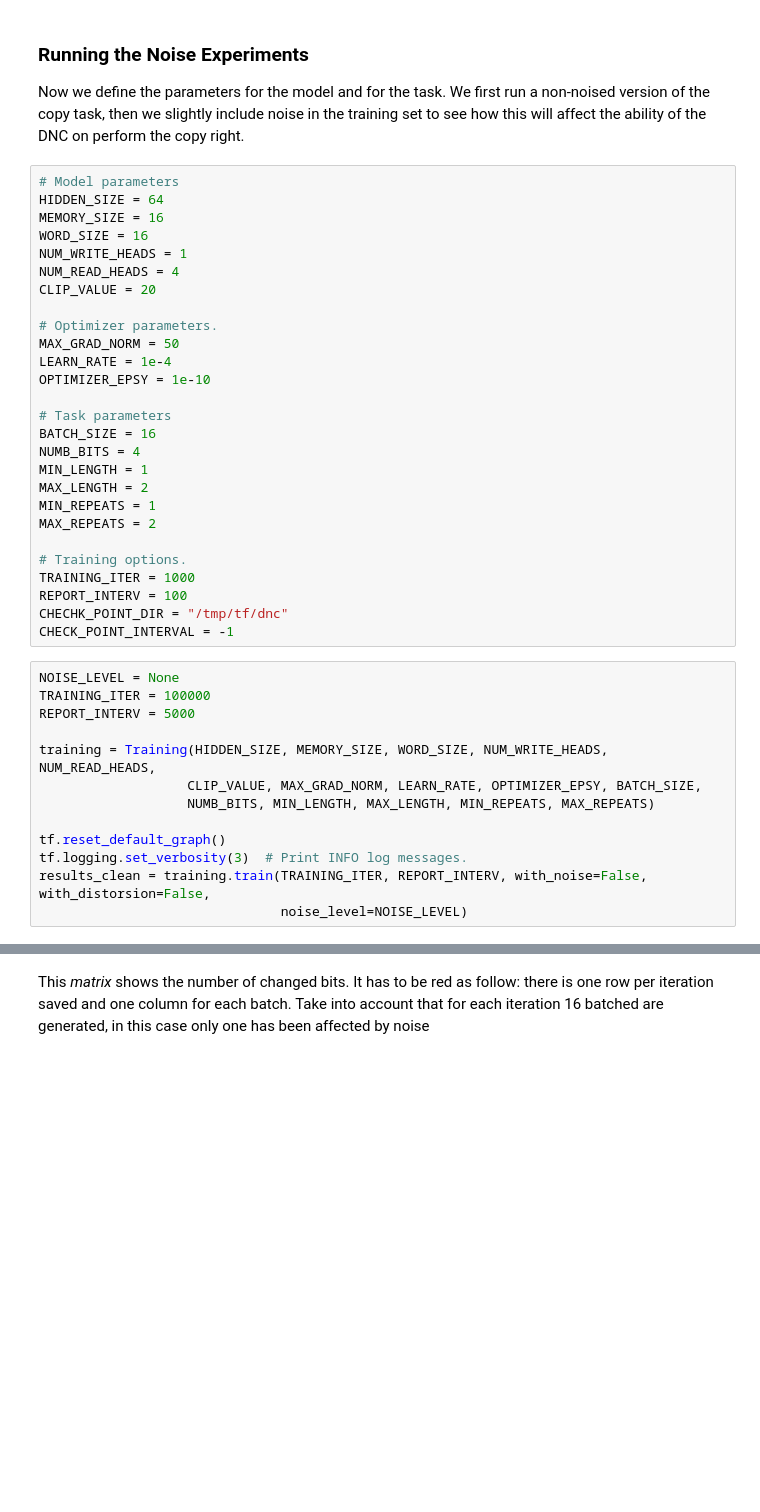
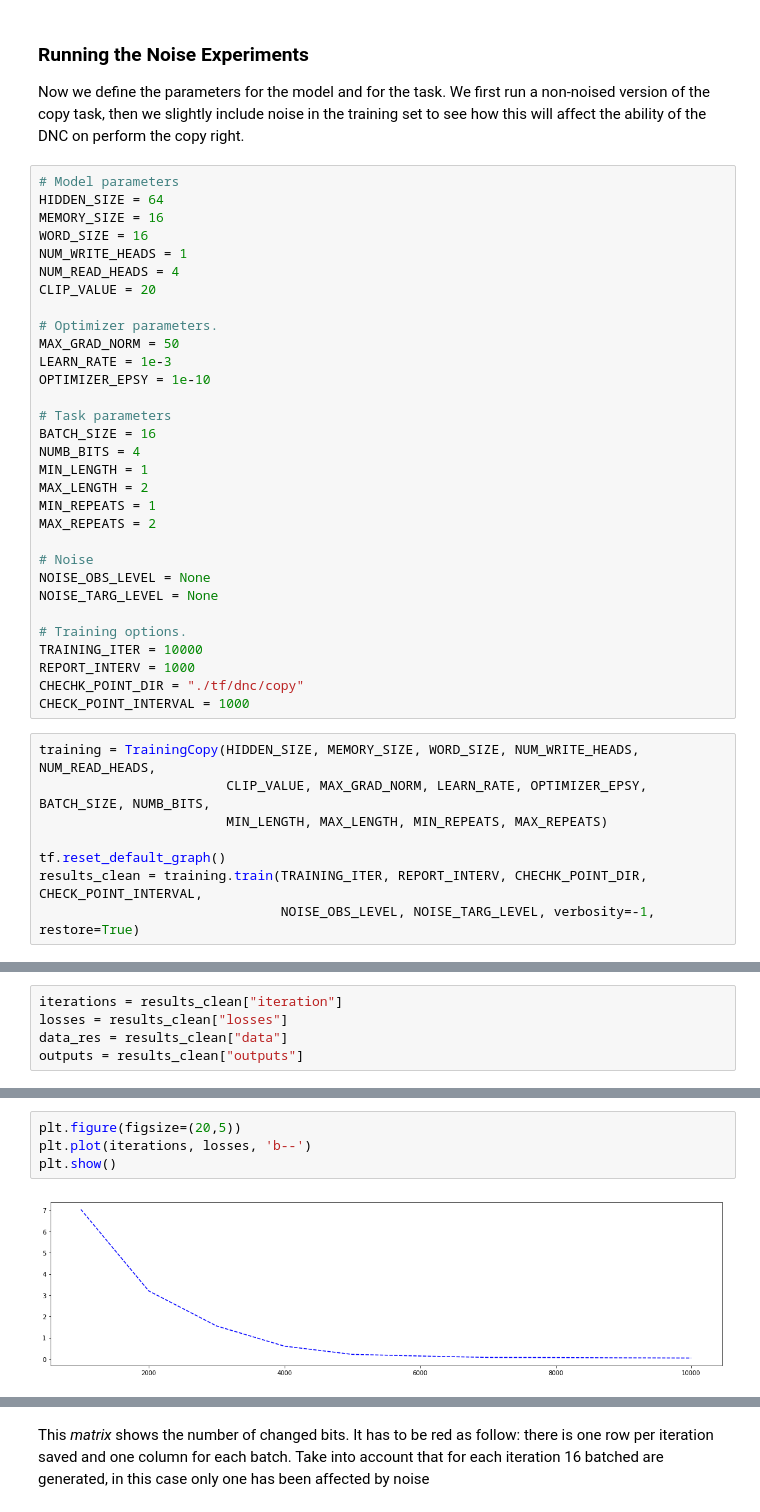
Before and after one commit to MrAngius/DNC-SemesterProject, a Jupyter notebook: Semester Project.ipynb, the cells around one changed output, grey strips where cells are left out. Cells and saved outputs as stored; diff of their text form; blank space fills up the shorter version.

Commit message:
Big improvements for the copy task! Cleaning code

```diff
--- a/Semester Project.ipynb
+++ b/Semester Project.ipynb
@@ -314,7 +652,7 @@ CLIP_VALUE = 20
 
 # Optimizer parameters.
 MAX_GRAD_NORM = 50
-LEARN_RATE = 1e-4
+LEARN_RATE = 1e-3
 OPTIMIZER_EPSY = 1e-10
 
 # Task parameters
@@ -325,22 +663,21 @@ MAX_LENGTH = 2
 MIN_REPEATS = 1
 MAX_REPEATS = 2
 
+# Noise
+NOISE_OBS_LEVEL = None
+NOISE_TARG_LEVEL = None
+
 # Training options.
-TRAINING_ITER = 1000
-REPORT_INTERV = 100
-CHECHK_POINT_DIR = "/tmp/tf/dnc"
-CHECK_POINT_INTERVAL = -1
+TRAINING_ITER = 10000
+REPORT_INTERV = 1000
+CHECHK_POINT_DIR = "./tf/dnc/copy"
+CHECK_POINT_INTERVAL = 1000
 # %%
-NOISE_LEVEL = None
-TRAINING_ITER = 100000
-REPORT_INTERV = 5000
-
-training = Training(HIDDEN_SIZE, MEMORY_SIZE, WORD_SIZE, NUM_WRITE_HEADS, NUM_READ_HEADS,
-                   CLIP_VALUE, MAX_GRAD_NORM, LEARN_RATE, OPTIMIZER_EPSY, BATCH_SIZE,
-                   NUMB_BITS, MIN_LENGTH, MAX_LENGTH, MIN_REPEATS, MAX_REPEATS)
+training = TrainingCopy(HIDDEN_SIZE, MEMORY_SIZE, WORD_SIZE, NUM_WRITE_HEADS, NUM_READ_HEADS,
+                        CLIP_VALUE, MAX_GRAD_NORM, LEARN_RATE, OPTIMIZER_EPSY, BATCH_SIZE, NUMB_BITS,
+                        MIN_LENGTH, MAX_LENGTH, MIN_REPEATS, MAX_REPEATS)
 
 tf.reset_default_graph()
-tf.logging.set_verbosity(3)  # Print INFO log messages.
-results_clean = training.train(TRAINING_ITER, REPORT_INTERV, with_noise=False, with_distorsion=False,
-                               noise_level=NOISE_LEVEL)
+results_clean = training.train(TRAINING_ITER, REPORT_INTERV, CHECHK_POINT_DIR, CHECK_POINT_INTERVAL,
+                               NOISE_OBS_LEVEL, NOISE_TARG_LEVEL, verbosity=-1, restore=True)
 # %% [output]
@@ -363,0 +700,5 @@ INFO:tensorflow: - Iter: 99999: Avg training loss 0.026952.
+# %%
+iterations = results_clean["iteration"]
+losses = results_clean["losses"]
+data_res = results_clean["data"]
+outputs = results_clean["outputs"]
@@ -363,0 +725,6 @@ INFO:tensorflow: - Iter: 99999: Avg training loss 0.026952.
+# %%
+plt.figure(figsize=(20,5))
+plt.plot(iterations, losses, 'b--')
+plt.show()
+# %% [output]
+[figure, added]
```
Also changed, not shown: parts of 40 cells of this notebook.
